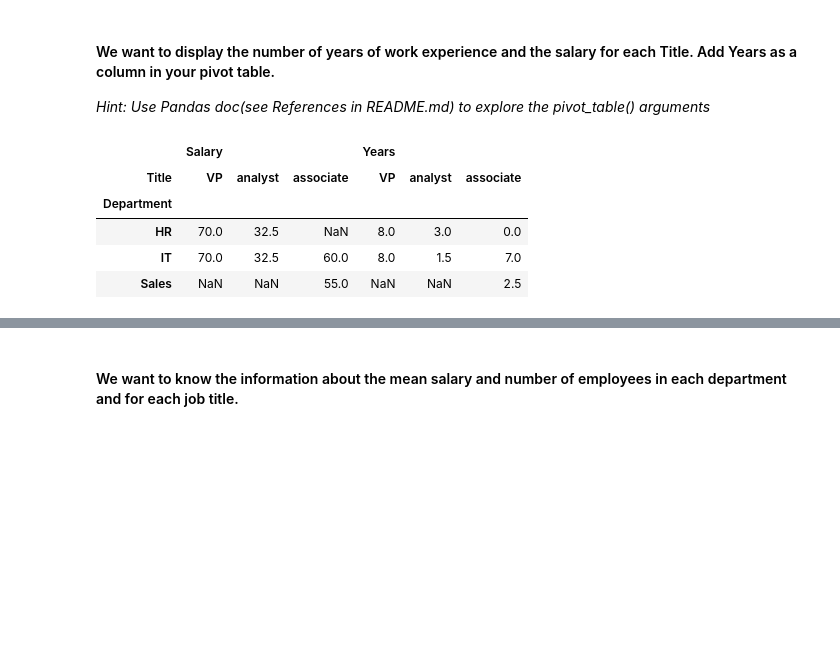
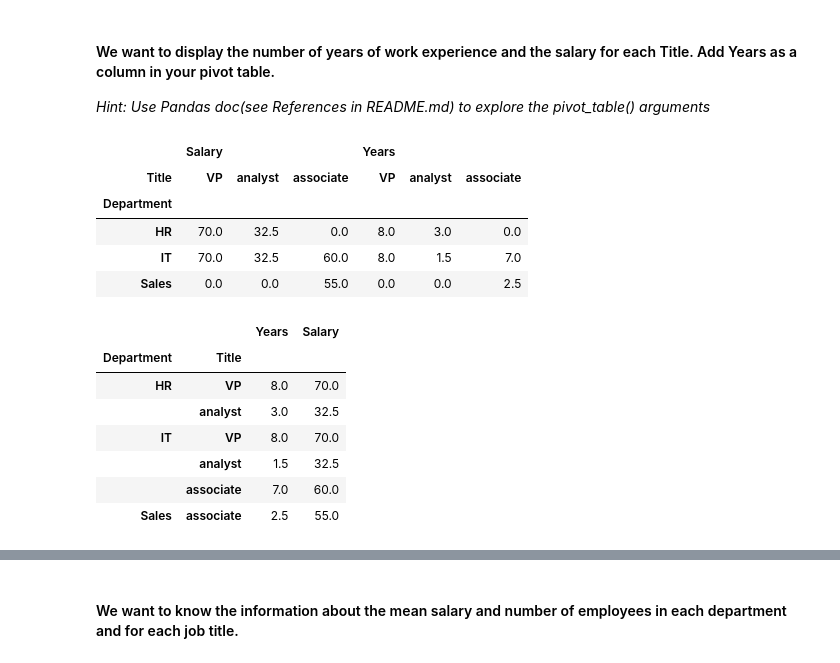
Before and after one commit to bardellis/Data-Reshaping-pivot-table, a Jupyter notebook: your_code/main.ipynb, the cells around one changed output, grey strips where cells are left out. Drawn from its saved outputs; the diff is of its cells as text; code cells hidden in the pictures; blank space fills up the shorter version.

```diff
--- a/your_code/main.ipynb
+++ b/your_code/main.ipynb
@@ -58,20 +58,26 @@ display(Employee.pivot_table(index=['Department'], values=['Salary'], aggfunc='m
 *Hint: Use Pandas doc(see References in README.md) to explore the pivot_table() arguments*
 # %%
 # your answer here
-Employee.pivot_table(index=['Department'], columns=['Title'], values=['Salary','Years'])
+Employee_salary1 = Employee.pivot_table(index=['Department'], columns=['Title'], values=['Years','Salary'])
+Employee_salary1 = Employee_salary1.fillna(0)
+display(Employee_salary1)
 
-# Create a pivot table to show mean salary and years by department and title
-Employee_salary = Employee.pivot_table(index=['Department'], columns=['Title'], values=['Salary', 'Years'], aggfunc='mean')
-
-# Fill missing values in the 'associate' title's 'Years' column with 0
-Employee_salary['Years', 'associate'] = Employee_salary['Years', 'associate'].fillna(0)
-
-# Display the pivot table
+# Create a pivot table to show mean years and salary by department and title
+Employee_salary = Employee.pivot_table(index=['Department', 'Title'], values=['Years', 'Salary'], aggfunc='mean')
+Employee_salary = Employee_salary[['Years', 'Salary']]  # Reorder the columns
 display(Employee_salary)
 # %% [output]
 |  | Salary |  |  | Years |  |  |
 | Title | VP | analyst | associate | VP | analyst | associate |
 | Department |  |  |  |  |  |  |
-| HR | 70.0 | 32.5 | NaN | 8.0 | 3.0 | 0.0 |
+| HR | 70.0 | 32.5 | 0.0 | 8.0 | 3.0 | 0.0 |
 | IT | 70.0 | 32.5 | 60.0 | 8.0 | 1.5 | 7.0 |
-| Sales | NaN | NaN | 55.0 | NaN | NaN | 2.5 |
+| Sales | 0.0 | 0.0 | 55.0 | 0.0 | 0.0 | 2.5 |
+|  |  | Years | Salary |
+| Department | Title |  |  |
+| HR | VP | 8.0 | 70.0 |
+|  | analyst | 3.0 | 32.5 |
+| IT | VP | 8.0 | 70.0 |
+|  | analyst | 1.5 | 32.5 |
+|  | associate | 7.0 | 60.0 |
+| Sales | associate | 2.5 | 55.0 |
```
Also changed, not shown: parts of 1 cell of this notebook.
